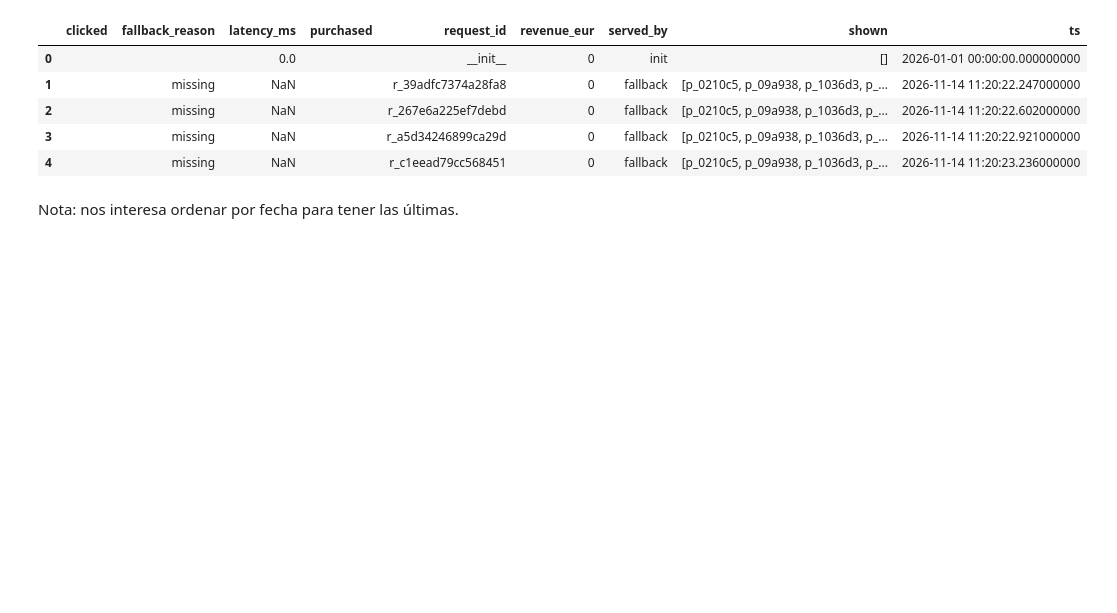
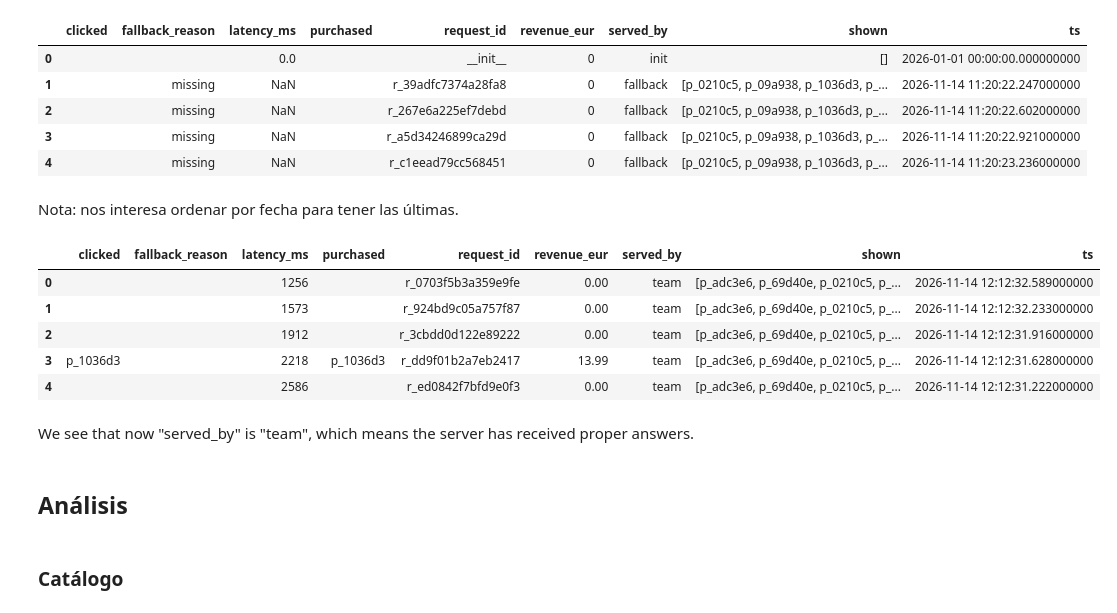
Before and after one commit to ANGELMC113/datathon-2026-ratitas, a Jupyter notebook: scripts/data_analysis.ipynb, the cells around one changed output. Drawn from its saved outputs; the diff is of its cells as text; code cells hidden in the pictures; blank space fills up the shorter version.

```diff
--- a/scripts/data_analysis.ipynb
+++ b/scripts/data_analysis.ipynb
@@ -124,4 +128,17 @@ query_head("team_30.feedback")
 # %% [markdown]
 Nota: nos interesa ordenar por fecha para tener las últimas.
 # %%
-sql("")
+sql("SELECT * from team_30.feedback ORDER BY ts DESC LIMIT 5")
+# %% [output]
+|  | clicked | fallback_reason | latency_ms | purchased | request_id | revenue_eur | served_by | shown | ts |
+| 0 |  |  | 1256 |  | r_0703f5b3a359e9fe | 0.00 | team | [p_adc3e6, p_69d40e, p_0210c5, p_... | 2026-11-14 12:12:32.589000000 |
+| 1 |  |  | 1573 |  | r_924bd9c05a757f87 | 0.00 | team | [p_adc3e6, p_69d40e, p_0210c5, p_... | 2026-11-14 12:12:32.233000000 |
+| 2 |  |  | 1912 |  | r_3cbdd0d122e89222 | 0.00 | team | [p_adc3e6, p_69d40e, p_0210c5, p_... | 2026-11-14 12:12:31.916000000 |
+| 3 | p_1036d3 |  | 2218 | p_1036d3 | r_dd9f01b2a7eb2417 | 13.99 | team | [p_adc3e6, p_69d40e, p_0210c5, p_... | 2026-11-14 12:12:31.628000000 |
+| 4 |  |  | 2586 |  | r_ed0842f7bfd9e0f3 | 0.00 | team | [p_adc3e6, p_69d40e, p_0210c5, p_... | 2026-11-14 12:12:31.222000000 |
+# %% [markdown]
+We see that now "served_by" is "team", which means the server has received proper answers.
+# %% [markdown]
+## Análisis
+# %% [markdown]
+### Catálogo
```
Also changed, not shown: parts of 41 cells of this notebook, 4 other files.
